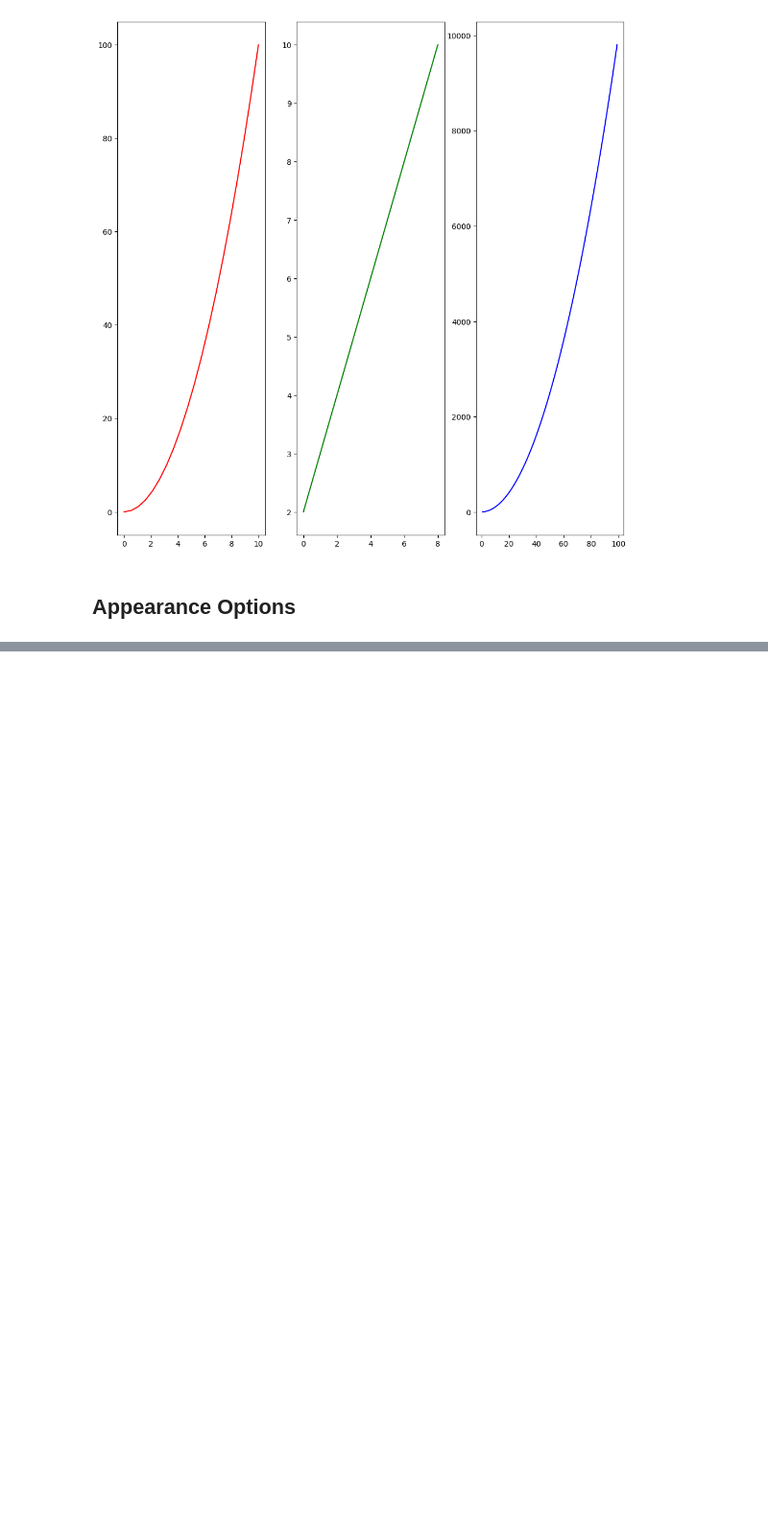
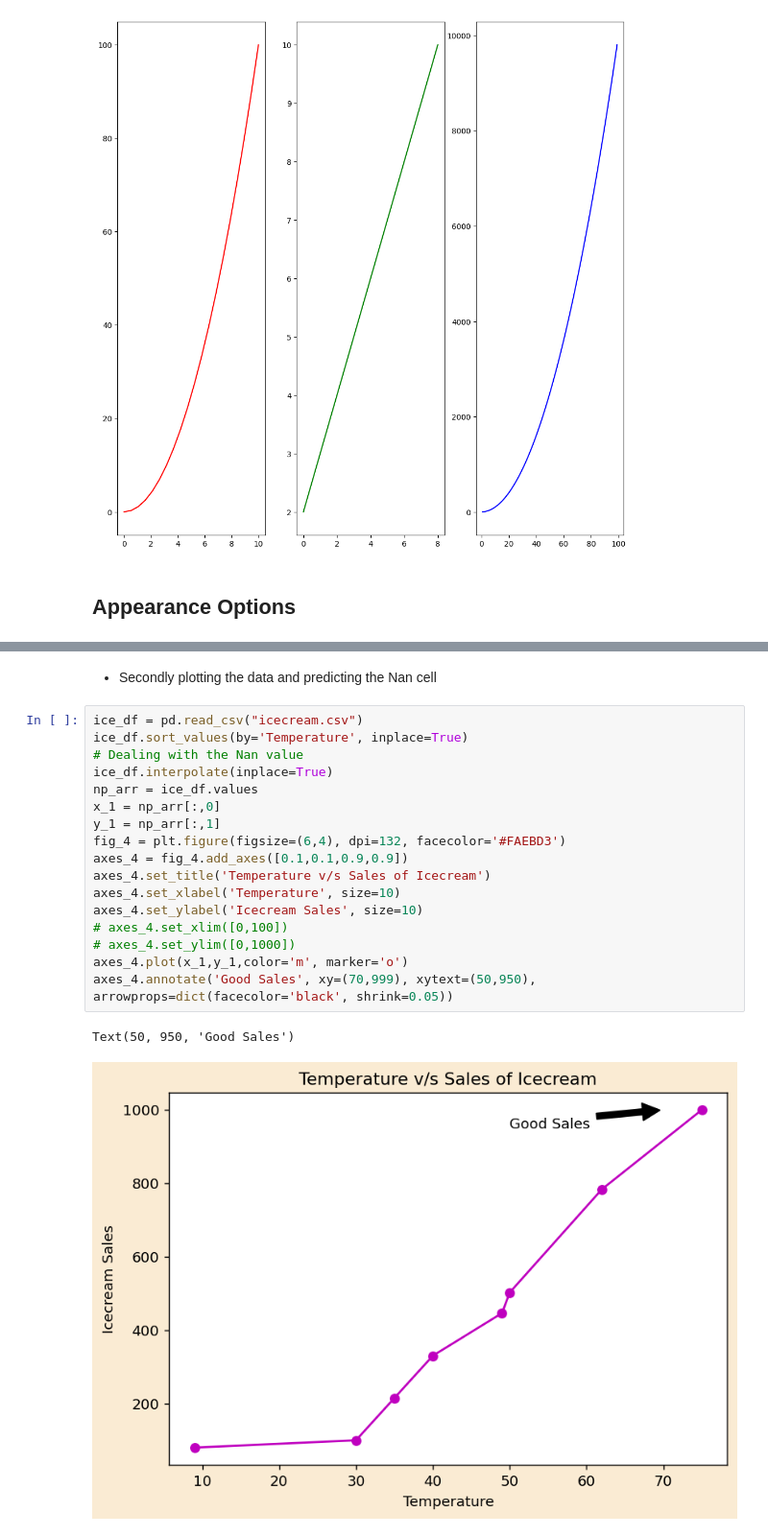
Before and after one commit to Swayam-Ghimire/pandas, a Jupyter notebook: matplotlib.ipynb, the cells around one changed output, grey strips where cells are left out. Shown at 96% size. Drawn from its saved outputs; the diff is of its cells as text; blank space fills up the shorter version.

```diff
--- a/matplotlib.ipynb
+++ b/matplotlib.ipynb
@@ -89,0 +129,22 @@ axes_3[3].grid(True, color='k')
+# %% [markdown]
+* Secondly plotting the data and predicting the Nan cell
+# %%
+ice_df = pd.read_csv("icecream.csv")
+ice_df.sort_values(by='Temperature', inplace=True)
+# Dealing with the Nan value
+ice_df.interpolate(inplace=True)
+np_arr = ice_df.values
+x_1 = np_arr[:,0]
+y_1 = np_arr[:,1]
+fig_4 = plt.figure(figsize=(6,4), dpi=132, facecolor='#FAEBD3')
+axes_4 = fig_4.add_axes([0.1,0.1,0.9,0.9])
+axes_4.set_title('Temperature v/s Sales of Icecream')
+axes_4.set_xlabel('Temperature', size=10)
+axes_4.set_ylabel('Icecream Sales', size=10)
+# axes_4.set_xlim([0,100])
+# axes_4.set_ylim([0,1000])
+axes_4.plot(x_1,y_1,color='m', marker='o')
+axes_4.annotate('Good Sales', xy=(70,999), xytext=(50,950), arrowprops=dict(facecolor='black', shrink=0.05))
+# %% [output]
+Text(50, 950, 'Good Sales')
+[figure, added]
```
Also changed, not shown: parts of 7 cells of this notebook, 1 other file.
